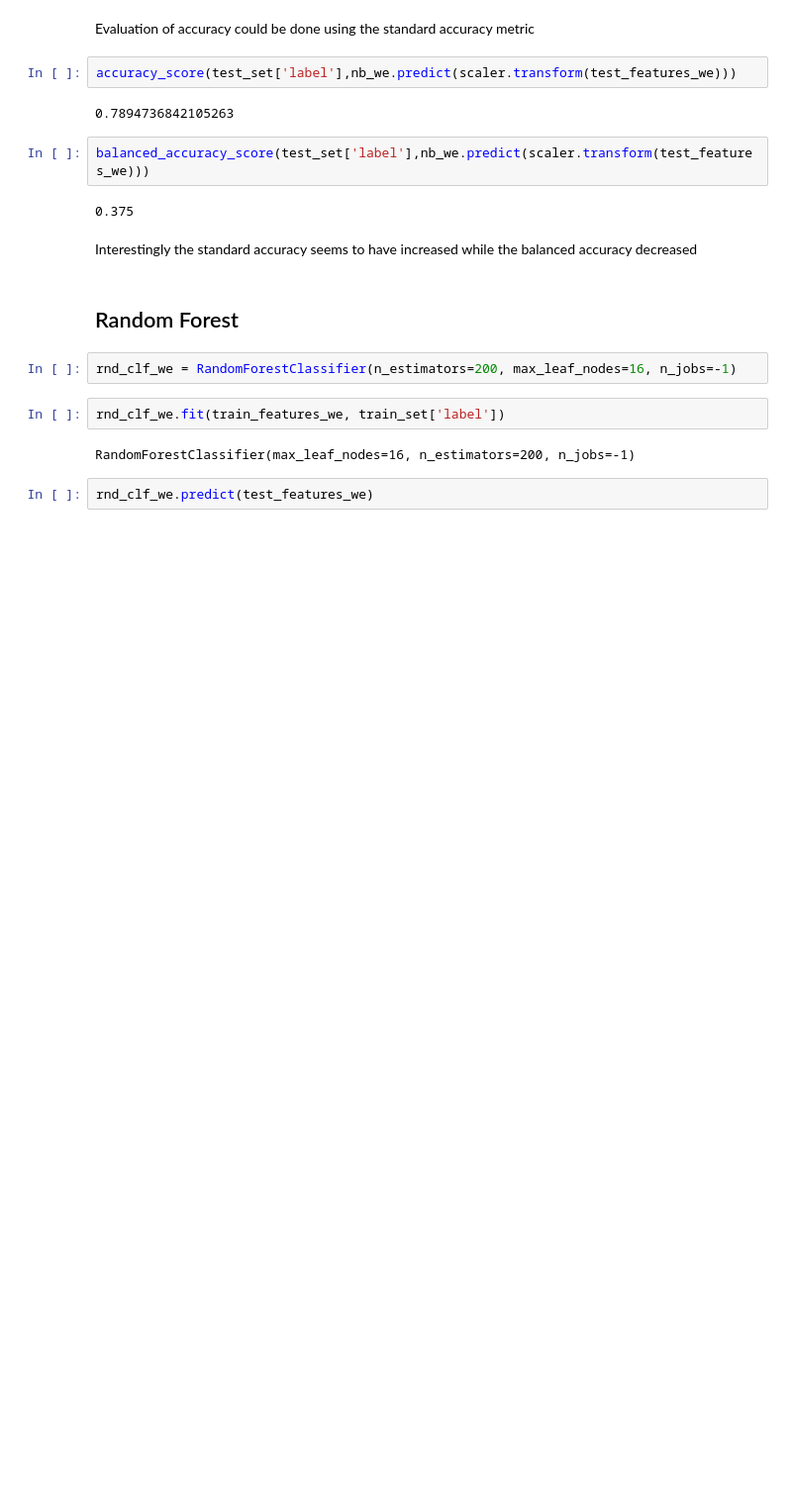
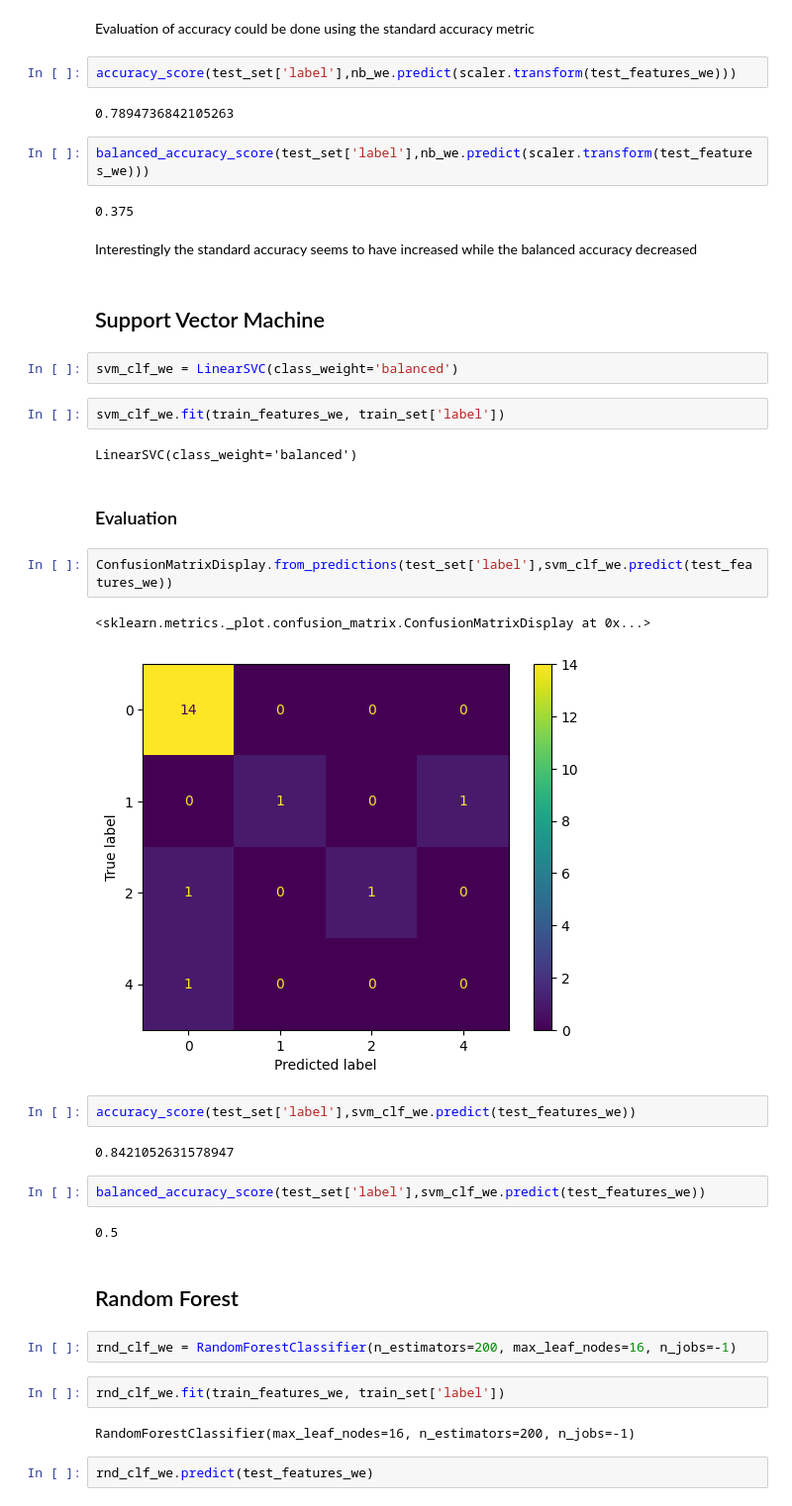
Before and after one commit to sumeetkd/sharedbooks, a Jupyter notebook: Classifications.ipynb, the cells around one changed output. Shown: that part at 99% size. Drawn from its saved outputs; the diff is of its cells as text; blank space fills up the shorter version.

```diff
--- a/Classifications.ipynb
+++ b/Classifications.ipynb
@@ -444,6 +475,29 @@ balanced_accuracy_score(test_set['label'],nb_we.predict(scaler.transform(test_fe
 0.375
 # %% [markdown]
 Interestingly the standard accuracy seems to have increased while the balanced accuracy decreased
+# %% [markdown]
+## Support Vector Machine
+# %%
+svm_clf_we = LinearSVC(class_weight='balanced')
+# %%
+svm_clf_we.fit(train_features_we, train_set['label'])
+# %% [output]
+LinearSVC(class_weight='balanced')
+# %% [markdown]
+### Evaluation
+# %%
+ConfusionMatrixDisplay.from_predictions(test_set['label'],svm_clf_we.predict(test_features_we))
+# %% [output]
+<sklearn.metrics._plot.confusion_matrix.ConfusionMatrixDisplay at 0x...>
+[figure, added]
+# %%
+accuracy_score(test_set['label'],svm_clf_we.predict(test_features_we))
+# %% [output]
+0.8421052631578947
+# %%
+balanced_accuracy_score(test_set['label'],svm_clf_we.predict(test_features_we))
+# %% [output]
+0.5
 # %% [markdown]
 ## Random Forest
 # %%
```
Also changed, not shown: parts of 11 cells of this notebook.
